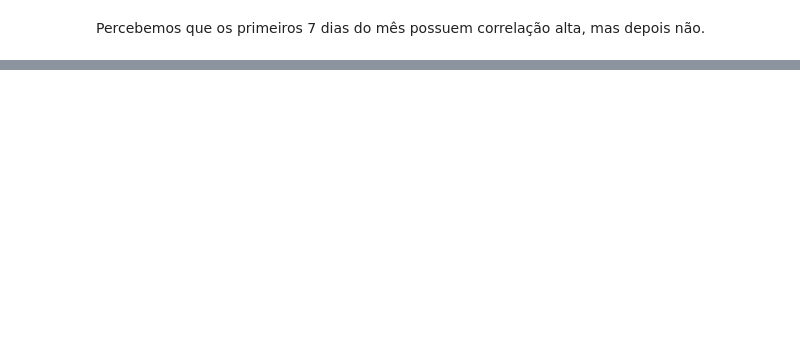
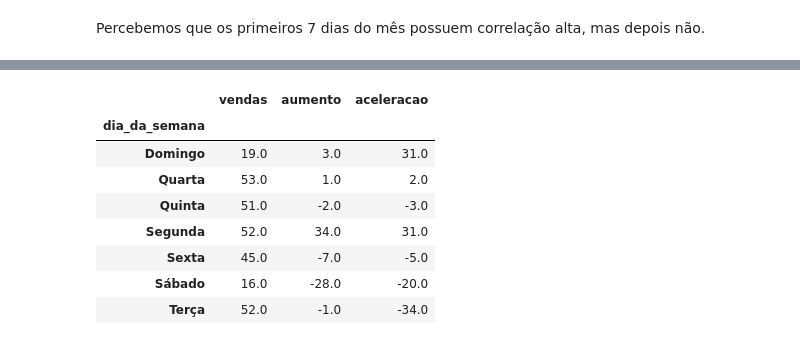
Before and after one commit to arturaraujo614/SeriesTemporais, a Jupyter notebook: SeriesTemporais.ipynb, the cells around one changed output, grey strips where cells are left out. Drawn from its saved outputs; the diff is of its cells as text; code cells hidden in the pictures; blank space fills up the shorter version.

```diff
--- a/SeriesTemporais.ipynb
+++ b/SeriesTemporais.ipynb
@@ -128,0 +197,14 @@ ax=ax
+# %%
+vendas_agrupadas = vendas_por_dia.groupby('dia_da_semana')['vendas','aumento','aceleracao'].mean().round()
+# %%
+vendas_agrupadas
+# %% [output]
+|  | vendas | aumento | aceleracao |
+| dia_da_semana |  |  |  |
+| Domingo | 19.0 | 3.0 | 31.0 |
+| Quarta | 53.0 | 1.0 | 2.0 |
+| Quinta | 51.0 | -2.0 | -3.0 |
+| Segunda | 52.0 | 34.0 | 31.0 |
+| Sexta | 45.0 | -7.0 | -5.0 |
+| Sábado | 16.0 | -28.0 | -20.0 |
+| Terça | 52.0 | -1.0 | -34.0 |
```
Also changed, not shown: parts of 32 cells of this notebook.
